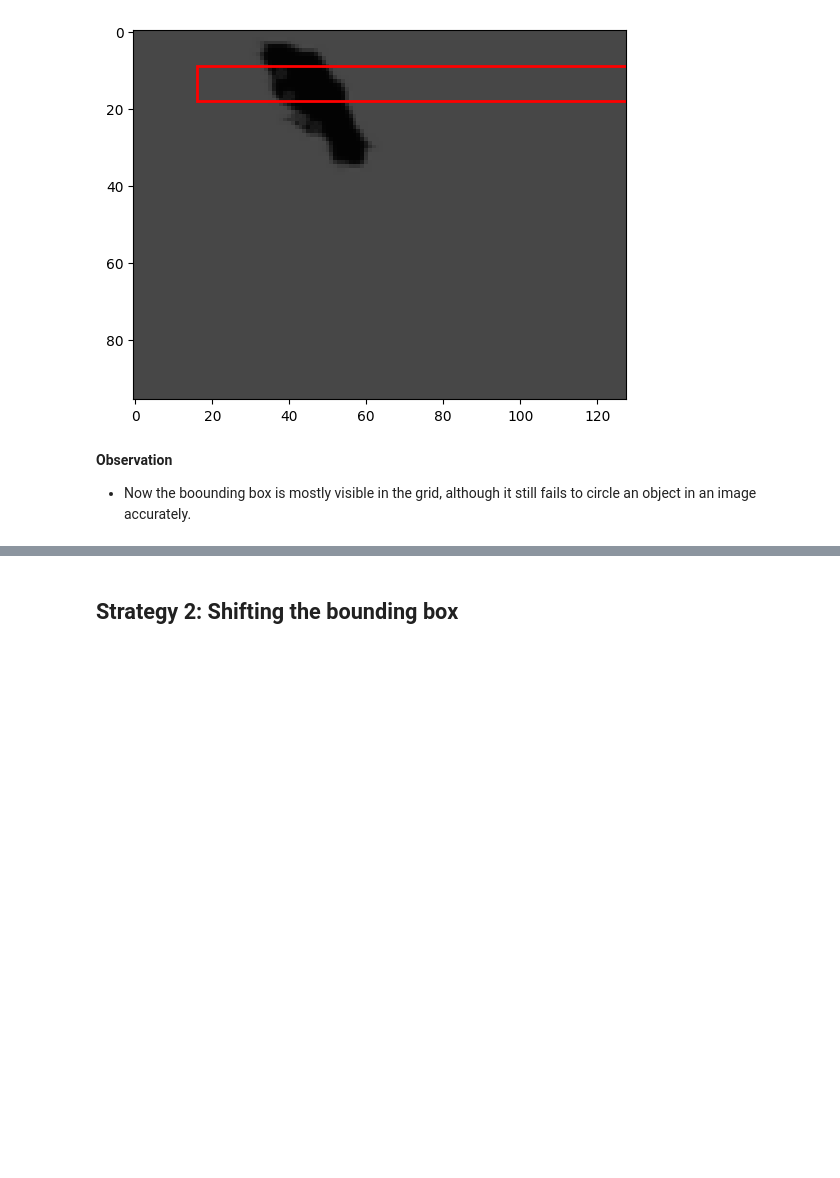
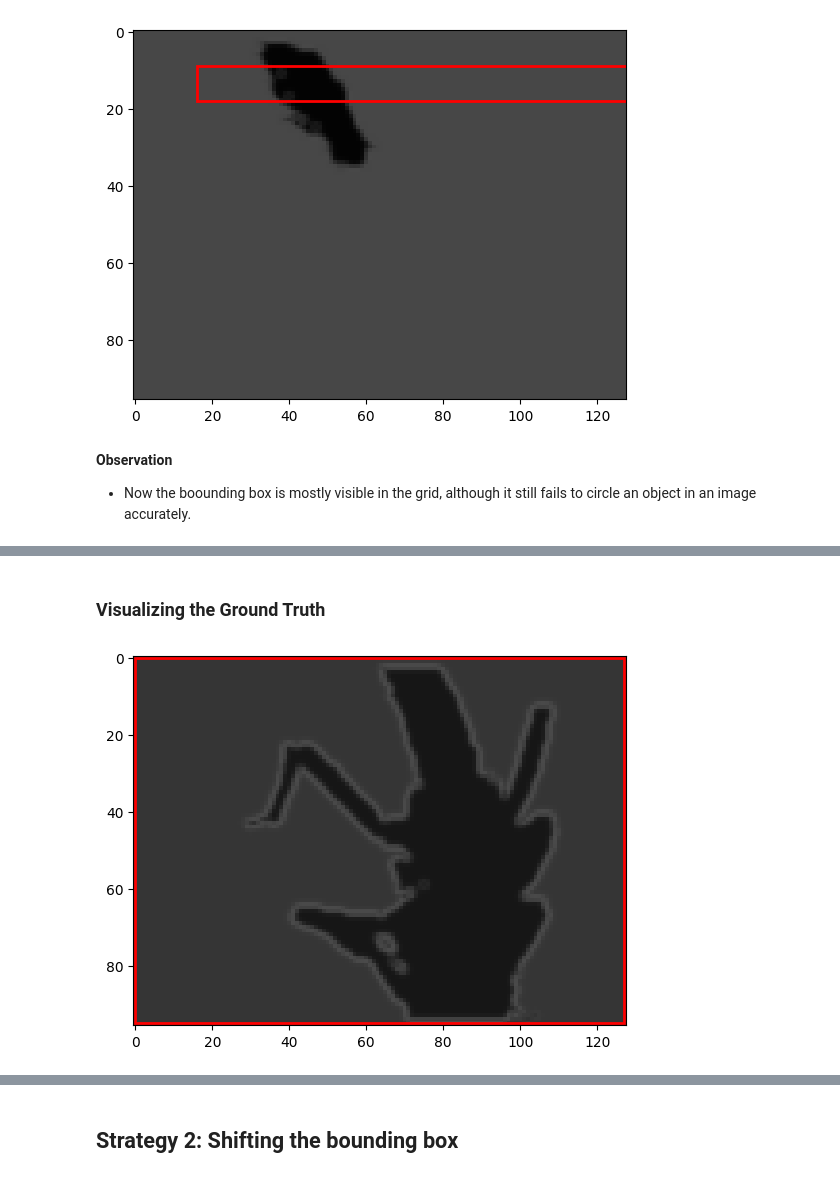
Before and after one commit to kmock930/Multi-Category-Image-Modelling-Transfer-Learning, a Jupyter notebook: CSI5341 Assignment 3 - Kelvin Mock 300453668.ipynb, the cells around one changed output, grey strips where cells are left out. Drawn from its saved outputs; the diff is of its cells as text; code cells hidden in the pictures; blank space fills up the shorter version.

```diff
--- a/CSI5341 Assignment 3 - Kelvin Mock 300453668.ipynb
+++ b/CSI5341 Assignment 3 - Kelvin Mock 300453668.ipynb
@@ -1234,0 +1315,10 @@ drawBoundingBox(
+# %% [markdown]
+### Visualizing the Ground Truth
+# %%
+drawBoundingBox(
+    X_imageSet=regressor_X_test,
+    y_imageSet=np.abs(regressor_y_test),
+    isPred=True
+);
+# %% [output]
+[figure, added]
```
Also changed, not shown: parts of 14 cells of this notebook.
